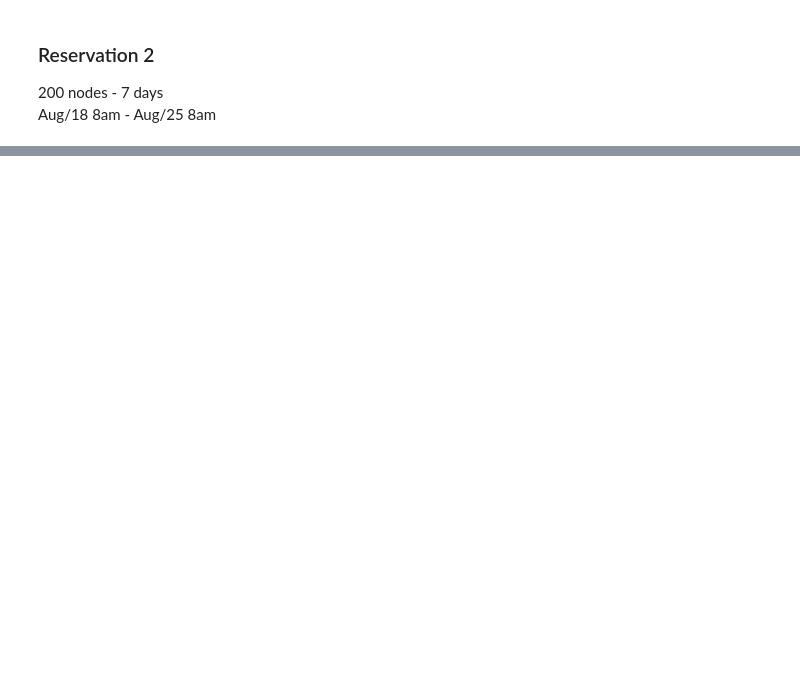
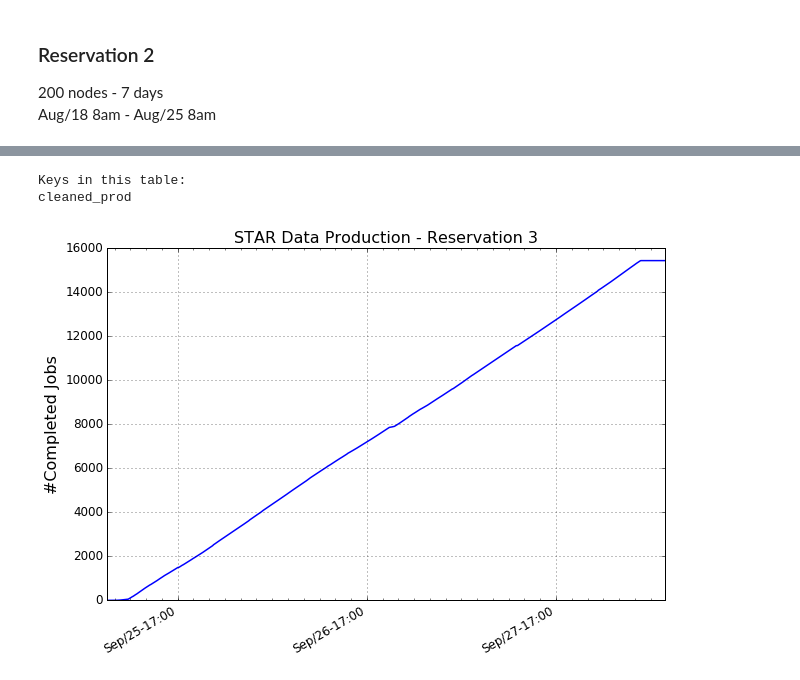
Before and after one commit to MustafaMustafa/star-cori, a Jupyter notebook: analysis/plot_reservation_stats.ipynb, the cells around one changed output, grey strips where cells are left out. Drawn from its saved outputs; the diff is of its cells as text; code cells hidden in the pictures; blank space fills up the shorter version.

```diff
--- a/analysis/plot_reservation_stats.ipynb
+++ b/analysis/plot_reservation_stats.ipynb
@@ -250,0 +293,16 @@ total_files_seen
+# %%
+buffer_accum_stats = get_stats(buffers_cleaner_coll, table='accum_stats', start_date=start_dt, end_date=end_dt)
+
+fig, ax = plt.subplots(figsize=(10,7))
+buffer_accum_stats[1]['cleaned_prod'] = [x - buffer_accum_stats[1]['cleaned_prod'][0] for x in buffer_accum_stats[1]['cleaned_prod']]
+
+draw(ax, buffer_accum_stats[0], buffer_accum_stats[1]['cleaned_prod'], label='Completed')
+
+#plt.legend(loc=0, fontsize=legend_fontsize-1)
+plt.ylabel('#Completed Jobs', fontsize=axis_fontsize);
+plt.title('STAR Data Production - Reservation 3', fontsize=legend_fontsize);
+plt.savefig('jobs_res3.png')
+# %% [output]
+Keys in this table:
+cleaned_prod
+[figure, added]
```
Also changed, not shown: parts of 14 cells of this notebook.
